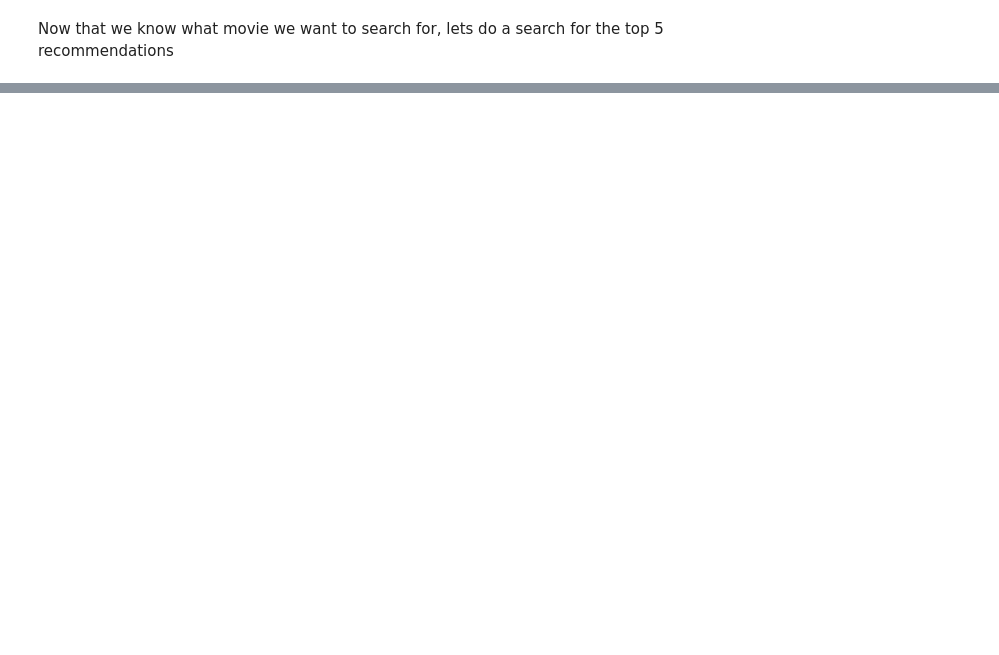
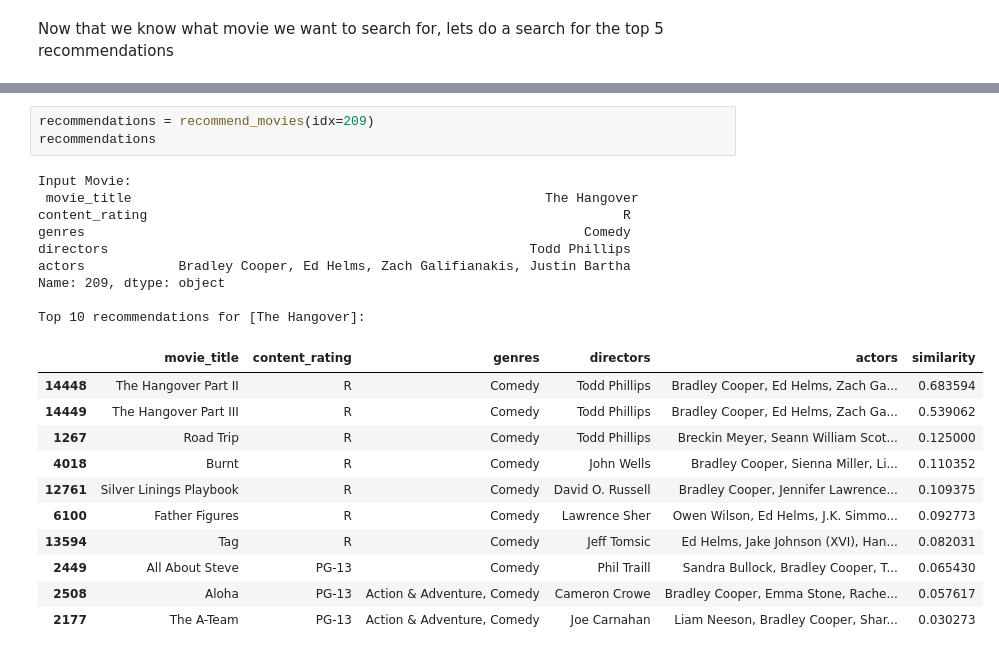
Before and after one commit to LaertXh/LLM-Project, a Jupyter notebook: CIS9665_FinalProject.ipynb, the cells around one changed output, grey strips where cells are left out. Cells and saved outputs as stored; diff of their text form; blank space fills up the shorter version.

```diff
--- a/CIS9665_FinalProject.ipynb
+++ b/CIS9665_FinalProject.ipynb
@@ -498,0 +502,24 @@ test_shingles
+# %%
+recommendations = recommend_movies(idx=209)
+recommendations
+# %% [output]
+Input Movie:
+ movie_title                                                     The Hangover
+content_rating                                                             R
+genres                                                                Comedy
+directors                                                      Todd Phillips
+actors            Bradley Cooper, Ed Helms, Zach Galifianakis, Justin Bartha
+Name: 209, dtype: object
+
+Top 10 recommendations for [The Hangover]:
+|  | movie_title | content_rating | genres | directors | actors | similarity |
+| 14448 | The Hangover Part II | R | Comedy | Todd Phillips | Bradley Cooper, Ed Helms, Zach Ga... | 0.683594 |
+| 14449 | The Hangover Part III | R | Comedy | Todd Phillips | Bradley Cooper, Ed Helms, Zach Ga... | 0.539062 |
+| 1267 | Road Trip | R | Comedy | Todd Phillips | Breckin Meyer, Seann William Scot... | 0.125000 |
+| 4018 | Burnt | R | Comedy | John Wells | Bradley Cooper, Sienna Miller, Li... | 0.110352 |
+| 12761 | Silver Linings Playbook | R | Comedy | David O. Russell | Bradley Cooper, Jennifer Lawrence... | 0.109375 |
+| 6100 | Father Figures | R | Comedy | Lawrence Sher | Owen Wilson, Ed Helms, J.K. Simmo... | 0.092773 |
+| 13594 | Tag | R | Comedy | Jeff Tomsic | Ed Helms, Jake Johnson (XVI), Han... | 0.082031 |
+| 2449 | All About Steve | PG-13 | Comedy | Phil Traill | Sandra Bullock, Bradley Cooper, T... | 0.065430 |
+| 2508 | Aloha | PG-13 | Action & Adventure, Comedy | Cameron Crowe | Bradley Cooper, Emma Stone, Rache... | 0.057617 |
+| 2177 | The A-Team | PG-13 | Action & Adventure, Comedy | Joe Carnahan | Liam Neeson, Bradley Cooper, Shar... | 0.030273 |
```
Also changed, not shown: parts of 44 cells of this notebook.
